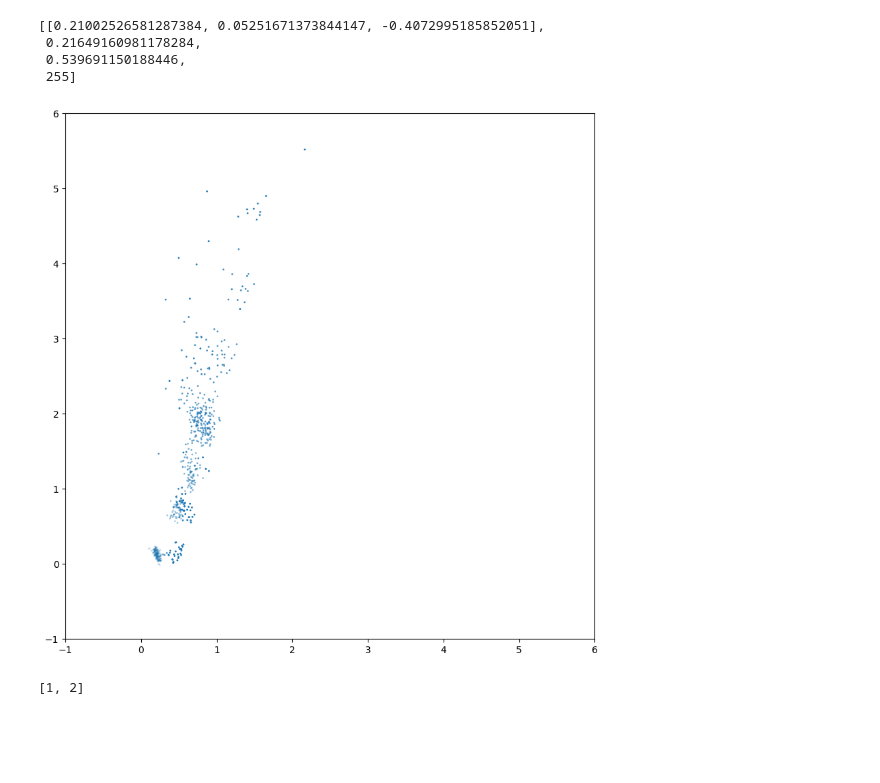
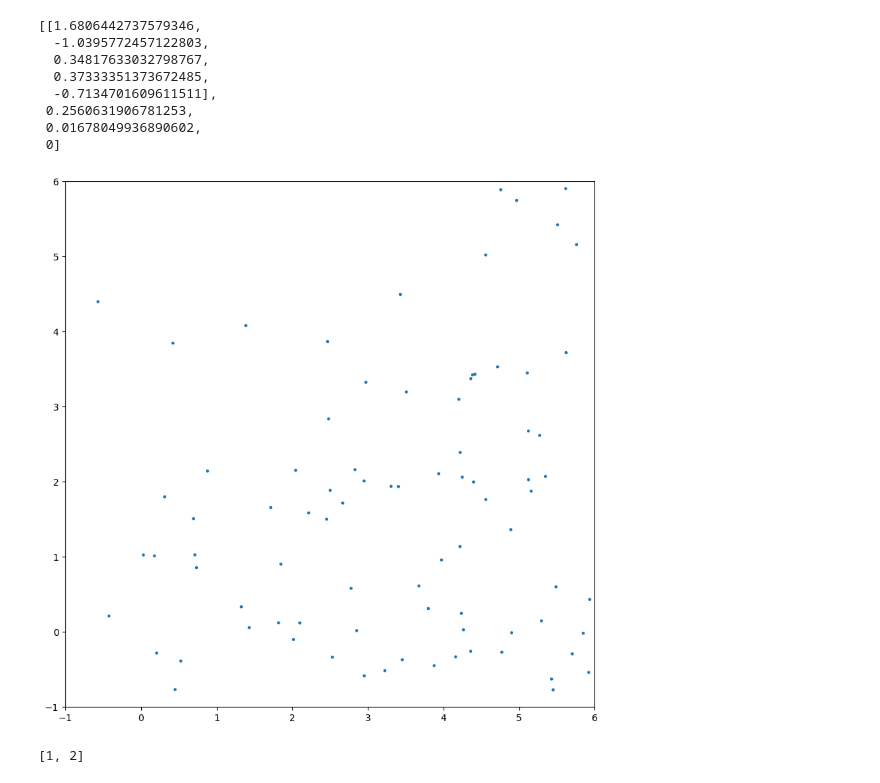
Before and after one commit to GuoYipeng279/MSc-Project, a Jupyter notebook: try.ipynb, the cells around one changed output. Cells and saved outputs as stored; diff of their text form; code cells hidden in the pictures; blank space fills up the shorter version.

```diff
--- a/try.ipynb
+++ b/try.ipynb
@@ -2,7 +2,7 @@
 from matplotlib import pyplot as plt
 import numpy as np
 import json
-with open('/vol/bitbucket/yg2719/IndividualProject/humor/rew_critic_pair5.json','r') as f:
+with open('/vol/bitbucket/yg2719/IndividualProject/humor/rew_critic_pair_sta_rela.json','r') as f:
     value_pair = json.load(f)
 # plt.cla()
 # plt.scatter(value_pair[:,0], value_pair[:,1], s=0.1, alpha=np.array(range(len(value_pair)))/len(value_pair))
@@ -11,23 +11,27 @@ aa = 0
 len(value_pair)
 value_pair[0]
 # %% [output]
-[[0.21002526581287384, 0.05251671373844147, -0.4072995185852051],
- 0.21649160981178284,
- 0.539691150188446,
- 255]
+[[1.6806442737579346,
+  -1.0395772457122803,
+  0.34817633032798767,
+  0.37333351373672485,
+  -0.7134701609611511],
+ 0.2560631906781253,
+ 0.01678049936890602,
+ 0]
 # %%
 # plt.cla()
 plt.figure(figsize=(10,10))
 plt.xlim(-1, 6)
 plt.ylim(-1, 6)
 plt.autoscale(False)
 value = np.array([(info[0][0], info[0][1], info[3]) for info in value_pair])
-plt.scatter(value[:,0], value[:,1], alpha=1-value[:,2]/300, s=1)# alpha=np.arange(0,1,1/len(value)))
+plt.scatter(value[:,0], value[:,1], alpha=1-value[:,2]/300, s=5)# alpha=np.arange(0,1,1/len(value)))
 # value = np.array([(info[0][0], info[0][1], info[2]) for info in value_pair[-100:]])
 # plt.scatter(value[:,0], value[:,1], alpha=np.arange(0,1,1/len(value)), c='red')
 aa += 100
 # for v in value: plt.text(v[0], v[1], str(round(v[2],3)))
 # %% [output]
-[figure, old version]
+[figure, new version]
 # %%
 import numpy as np
```
Also changed, not shown: parts of 5 cells of this notebook, 3 other files.
